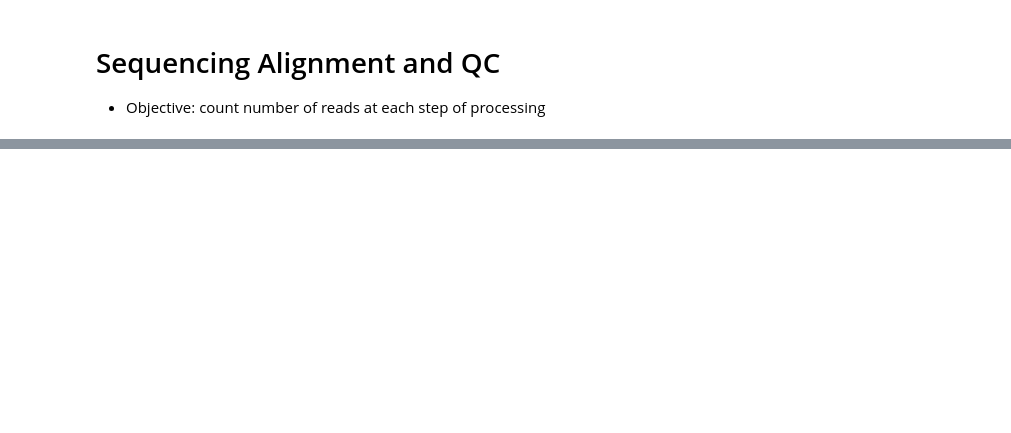
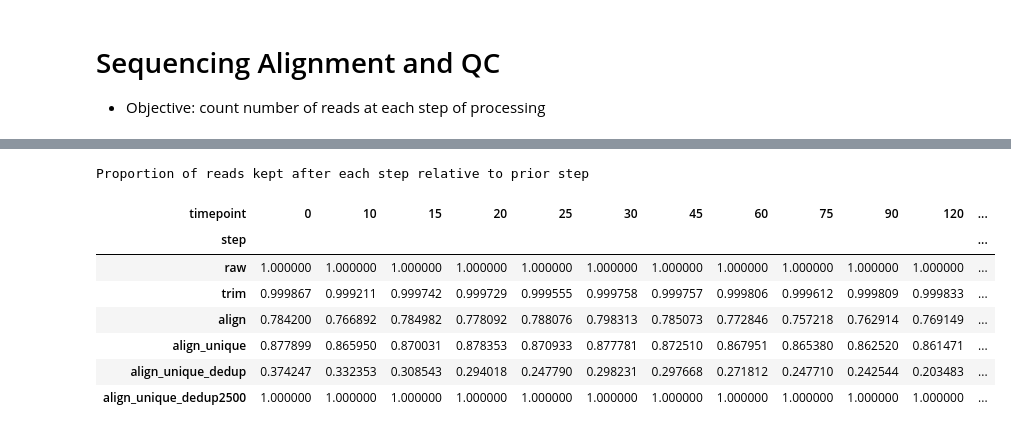
Before and after one commit to bentyeh/guttman-lab_splicing-kinetics, a Jupyter notebook: notebooks/alignment.ipynb, the cells around one changed output, grey strips where cells are left out. Drawn from its saved outputs; the diff is of its cells as text; code cells hidden in the pictures; blank space fills up the shorter version.

```diff
--- a/notebooks/alignment.ipynb
+++ b/notebooks/alignment.ipynb
@@ -177,0 +262,13 @@ display(HTML(result_mview))
+# %%
+print('Proportion of reads kept after each step relative to prior step')
+display(df_props_step_wide)
+# %% [output]
+Proportion of reads kept after each step relative to prior step
+| timepoint | 0 | 10 | 15 | 20 | 25 | 30 | 45 | 60 | 75 | 90 | 120 | ... |
+| step |  |  |  |  |  |  |  |  |  |  |  | ... |
+| raw | 1.000000 | 1.000000 | 1.000000 | 1.000000 | 1.000000 | 1.000000 | 1.000000 | 1.000000 | 1.000000 | 1.000000 | 1.000000 | ... |
+| trim | 0.999867 | 0.999211 | 0.999742 | 0.999729 | 0.999555 | 0.999758 | 0.999757 | 0.999806 | 0.999612 | 0.999809 | 0.999833 | ... |
+| align | 0.784200 | 0.766892 | 0.784982 | 0.778092 | 0.788076 | 0.798313 | 0.785073 | 0.772846 | 0.757218 | 0.762914 | 0.769149 | ... |
+| align_unique | 0.877899 | 0.865950 | 0.870031 | 0.878353 | 0.870933 | 0.877781 | 0.872510 | 0.867951 | 0.865380 | 0.862520 | 0.861471 | ... |
+| align_unique_dedup | 0.374247 | 0.332353 | 0.308543 | 0.294018 | 0.247790 | 0.298231 | 0.297668 | 0.271812 | 0.247710 | 0.242544 | 0.203483 | ... |
+| align_unique_dedup2500 | 1.000000 | 1.000000 | 1.000000 | 1.000000 | 1.000000 | 1.000000 | 1.000000 | 1.000000 | 1.000000 | 1.000000 | 1.000000 | ... |
```
Also changed, not shown: parts of 15 cells of this notebook, 12 other files.
